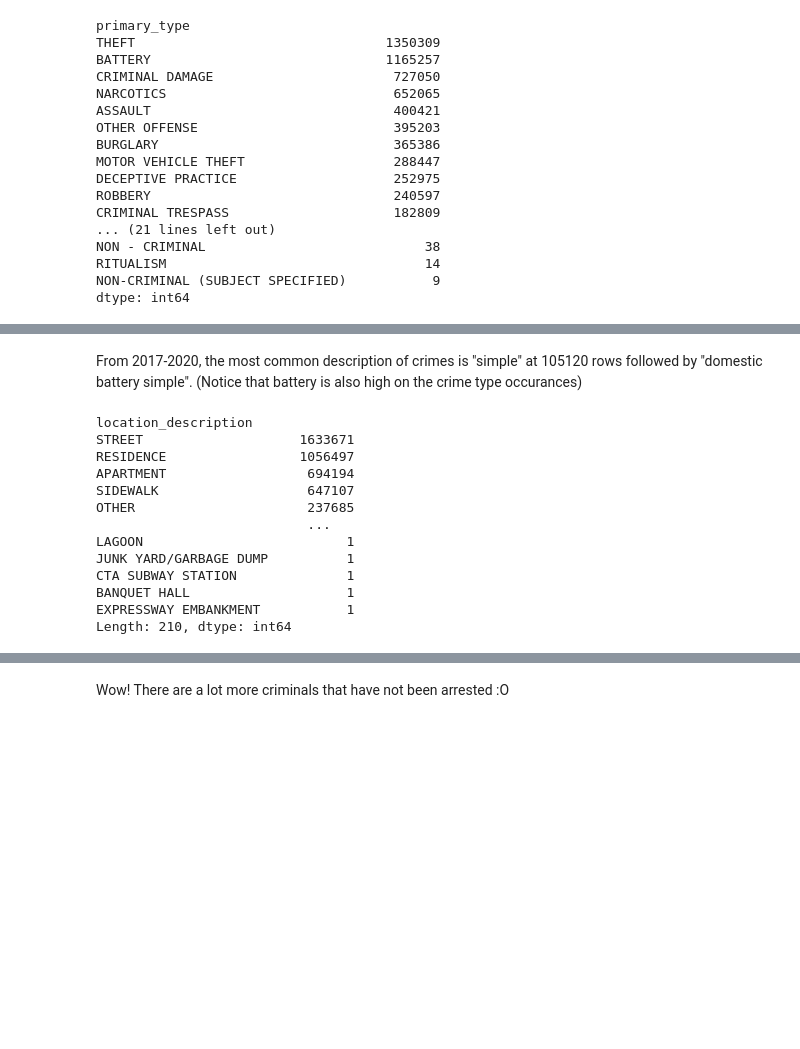
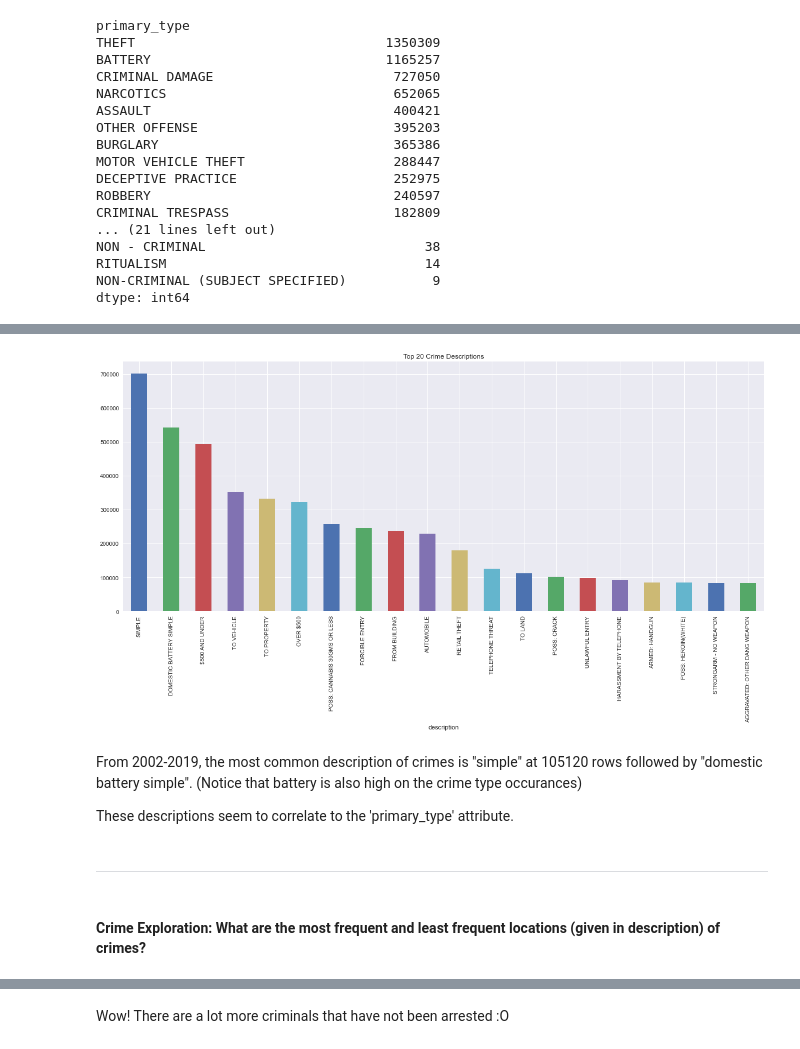
Before and after one commit to tjdolan121/4502Proj, a Jupyter notebook: forge/code/EDA.ipynb, the cells around one changed output, grey strips where cells are left out. Drawn from its saved outputs; the diff is of its cells as text; code cells hidden in the pictures; blank space fills up the shorter version.

```diff
--- a/forge/code/EDA.ipynb
+++ b/forge/code/EDA.ipynb
@@ -193,19 +209,12 @@ Length: 466, dtype: int64
+# %%
+df.groupby('description').size().sort_values(ascending=False)[:20].plot(kind='bar', figsize=(20,8), title='Top 20 Crime Descriptions', color=sns.color_palette());
+# %% [output]
+[figure, added]
 # %% [markdown]
-From 2017-2020, the most common description of crimes is "simple" at 105120 rows followed by "domestic battery simple". (Notice that battery is also high on the crime type occurances)
+From 2002-2019, the most common description of crimes is "simple" at 105120 rows followed by "domestic battery simple". (Notice that battery is also high on the crime type occurances)
+
+These descriptions seem to correlate to the 'primary_type' attribute.
-# %%
-# What are the most frequent and least frequent locations (given in description) of crimes?
-df.groupby('location_description').size().sort_values(ascending=False)
-# %% [output]
-location_description
-STREET                    1633671
-RESIDENCE                 1056497
-APARTMENT                  694194
-SIDEWALK                   647107
-OTHER                      237685
-                           ...
-LAGOON                          1
-JUNK YARD/GARBAGE DUMP          1
-CTA SUBWAY STATION              1
-BANQUET HALL                    1
-EXPRESSWAY EMBANKMENT           1
-Length: 210, dtype: int64
+# %% [markdown]
+<hr>
+# %% [markdown]
+#### Crime Exploration: What are the most frequent and least frequent locations (given in description) of crimes?
```
Also changed, not shown: parts of 85 cells of this notebook, 3 other files.
